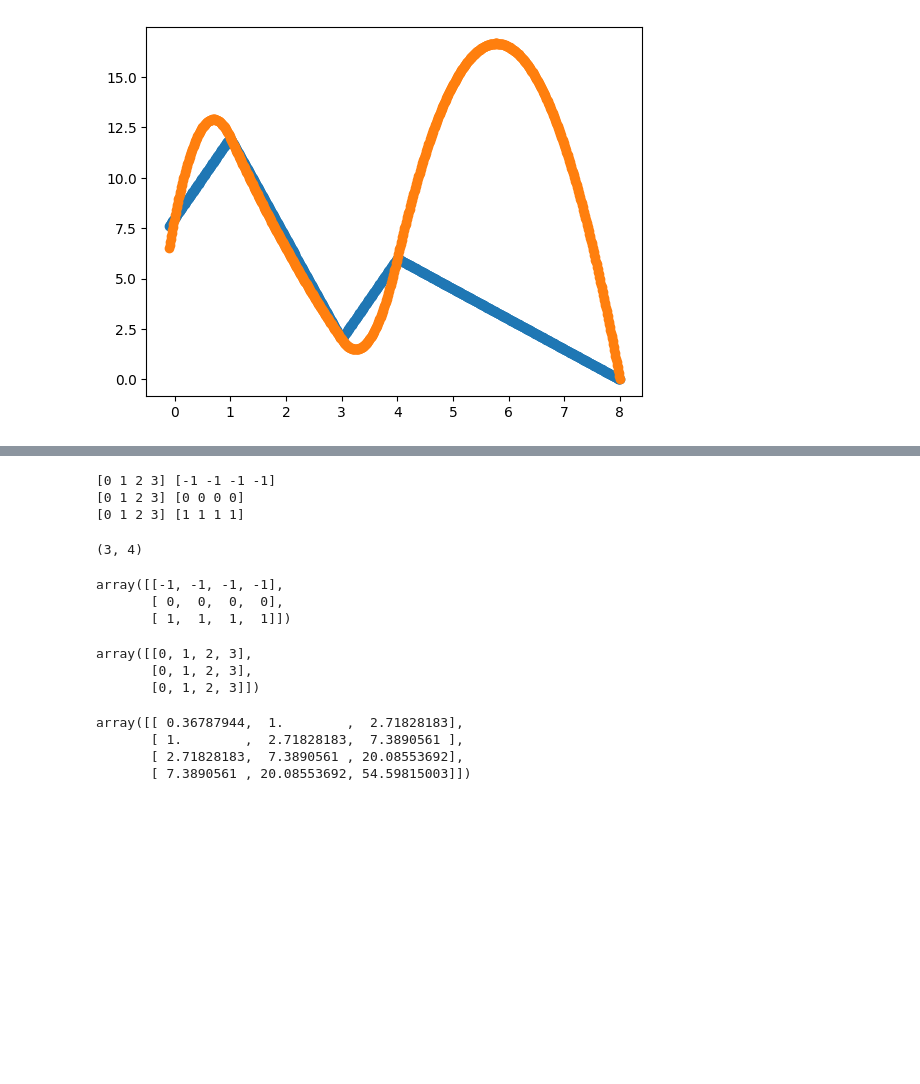
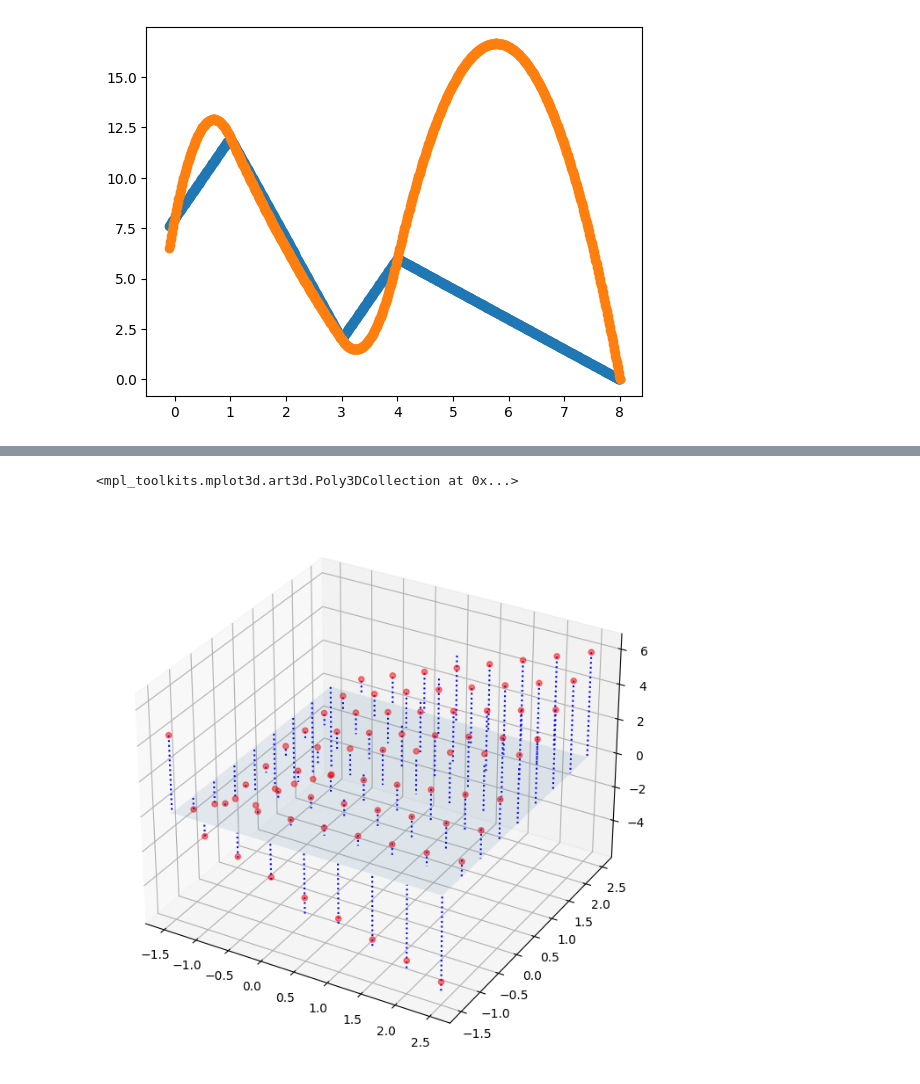
Before and after one commit to tirals88/Numerical-Mathematics-and-Computing, a Jupyter notebook: Chap6_Spline Functions.ipynb, the cells around one changed output, grey strips where cells are left out. Drawn from its saved outputs; the diff is of its cells as text; code cells hidden in the pictures; blank space fills up the shorter version.

```diff
--- a/Chap6_Spline Functions.ipynb
+++ b/Chap6_Spline Functions.ipynb
@@ -155,13 +155,13 @@ def Bi_Linear(n, m, x_, y_, z_, input):
   i = 0
   for k in range(n):
     if not (input[0] - x_[k]) > 0:
-      i = k + 1
+      i = k - 1
       break
 
   j = 0
   for k in range(m):
     if not (input[1] - y_[k]) > 0:
-      j = k + 1
+      j = k - 1
       break
 
   p_1 = ((x_[i] - input[0])*(y_[j]-input[1])*z_[i+1,j+1] + (x_[i+1] - input[0])*(y_[j+1]-input[1])*z_[i,j]) / ((x_[i+1]-x_[i])*(y_[j+1] - y_[j]))
@@ -170,8 +170,10 @@ def Bi_Linear(n, m, x_, y_, z_, input):
 
   return p
 # %%
-x_13 = [0, 1, 2, 3]
-y_13 = [-1, 0, 1]
+#5*10 개의 불균일 간격의 데이터
+x_13 = [-1, 0, 0.5, 2, 3]
+y_13 = [-1, -0.2, 0, 0.4, 0.8, 1.2, 1.5, 1, 1.8, 3]
+
 X_13, Y_13 = np.meshgrid(x_13, y_13)
 z_13 = np.exp(X_13 + Y_13)
 z_13 = np.transpose(z_13)
@@ -185,10 +184,6 @@ array([[ 0.36787944,  1.        ,  2.71828183],
 # %%
-x_03 = np.arange(-0.1, 3.1, 0.01)
-y_03 = np.arange(-1.1, 0.1, 0.01)
+x_03 = np.linspace(-1.5, 2.5, 9)
+y_03 = np.linspace(-1.5, 2.5, 9)
+X_03, Y_03 = np.meshgrid(x_03, y_03)
 
-
-p_13 = np.array([ Bi_Linear(3, 2, x_13, y_13, z_13, (x__, y__)) for x__, y__ in (x_03, y_03) ])
-
-plt.scatter(x_03, q_031)
-plt.scatter(x_03, q_032)
-plt.show()
+p_13 = np.array([ [Bi_Linear(3, 2, x_13, y_13, z_13, (x__, y__)) for y__ in y_03] for x__ in x_03 ])
@@ -203,2 +189,0 @@ array([[-1, -1, -1, -1],
-# %%
-p_13 = np.array([ Bi_Linear(3, 2, x_13, y_13, z_13, (x__, y__)) for x__, y__ in zip(x_03, y_03) ])
@@ -227,30 +190,14 @@ y_03[0].shape
-# %%
-for x__, y__ in zip(x_13, y_13):
-  print(x__, y__)
-# %% [output]
-[0 1 2 3] [-1 -1 -1 -1]
-[0 1 2 3] [0 0 0 0]
-[0 1 2 3] [1 1 1 1]
-# %%
-x_13.shape
-# %% [output]
-(3, 4)
-# %%
-y_13
-# %% [output]
-array([[-1, -1, -1, -1],
-       [ 0,  0,  0,  0],
-       [ 1,  1,  1,  1]])
-# %%
-x_13
-# %% [output]
-array([[0, 1, 2, 3],
-       [0, 1, 2, 3],
-       [0, 1, 2, 3]])
-# %%
-z_13
-# %% [output]
-array([[ 0.36787944,  1.        ,  2.71828183],
-       [ 1.        ,  2.71828183,  7.3890561 ],
-       [ 2.71828183,  7.3890561 , 20.08553692],
-       [ 7.3890561 , 20.08553692, 54.59815003]])
+# %%
+fig = plt.figure(figsize=(8, 8))
+ax = plt.axes(projection='3d')
+
+ax.scatter(X_03, Y_03, p_13, color = 'r', alpha = 0.5)
+
+for i in range(len(X_03.reshape(-1,))):
+    ax.plot([X_03.reshape(-1,)[i], X_03.reshape(-1,)[i]], [Y_03.reshape(-1,)[i], Y_03.reshape(-1,)[i]], [np.transpose(p_13).reshape(-1,)[i], 0], color='blue', linestyle=':')
+#ax.stem(X_03.reshape(-1,), Y_03.reshape(-1,), np.transpose(p_13).reshape(-1,))
+
+ax.plot_surface(X_03, Y_03, np.zeros_like(X_03), alpha=0.1)
+# %% [output]
+<mpl_toolkits.mplot3d.art3d.Poly3DCollection at 0x...>
+[figure, added]
```
Also changed, not shown: parts of 15 cells of this notebook.
